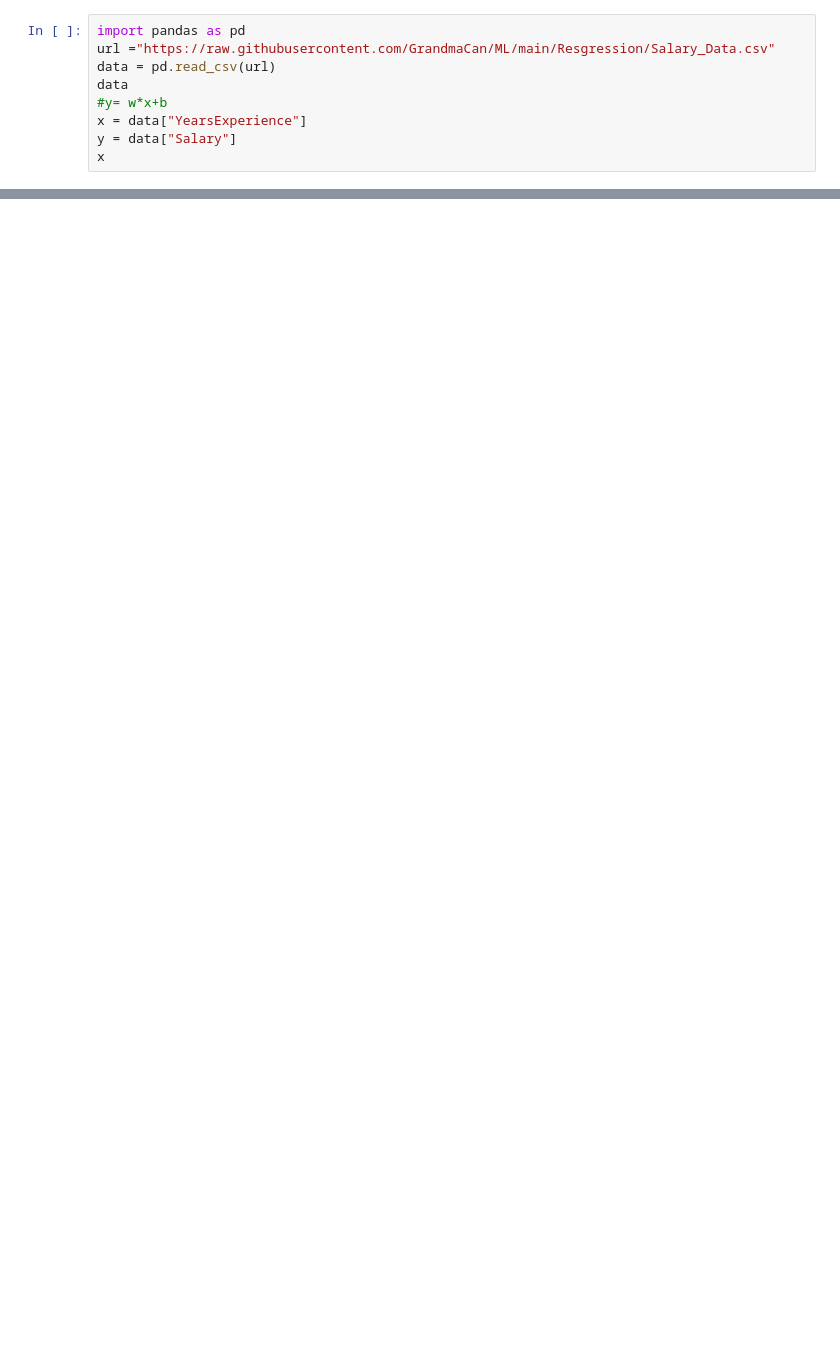
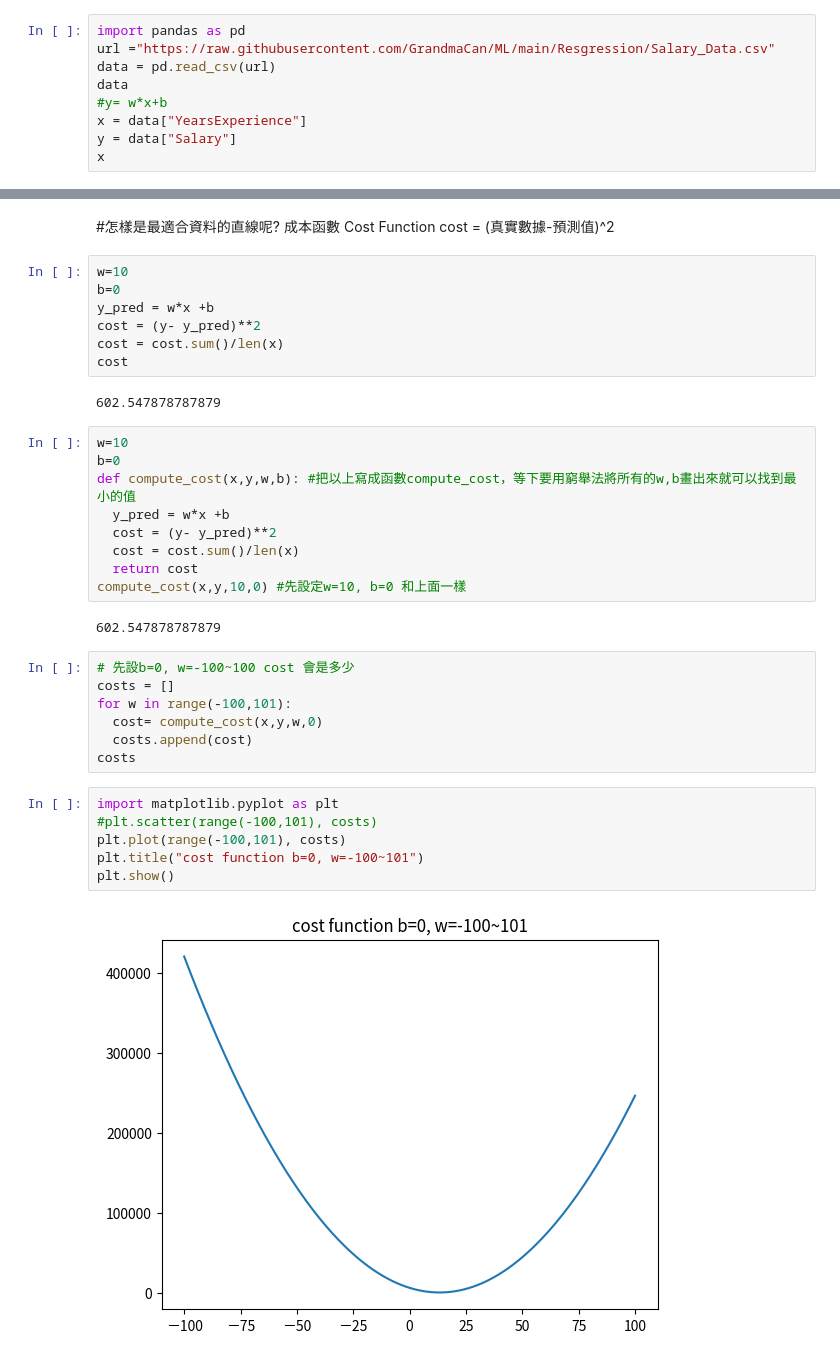
Before and after one commit to William3265/-, a Jupyter notebook: 環境建置.ipynb, the cells around one changed output, grey strips where cells are left out. Drawn from its saved outputs; the diff is of its cells as text; blank space fills up the shorter version.

```diff
--- a/環境建置.ipynb
+++ b/環境建置.ipynb
@@ -48,0 +84,39 @@ plt.show()
+# %% [markdown]
+#怎樣是最適合資料的直線呢?
+成本函數 Cost Function
+cost = (真實數據-預測值)^2
+# %%
+w=10
+b=0
+y_pred = w*x +b
+cost = (y- y_pred)**2
+cost = cost.sum()/len(x)
+cost
+# %% [output]
+602.547878787879
+# %%
+w=10
+b=0
+def compute_cost(x,y,w,b): #把以上寫成函數compute_cost，等下要用窮舉法將所有的w,b畫出來就可以找到最小的值
+  y_pred = w*x +b
+  cost = (y- y_pred)**2
+  cost = cost.sum()/len(x)
+  return cost
+compute_cost(x,y,10,0) #先設定w=10, b=0 和上面一樣
+# %% [output]
+602.547878787879
+# %%
+# 先設b=0, w=-100~100 cost 會是多少
+costs = []
+for w in range(-100,101):
+  cost= compute_cost(x,y,w,0)
+  costs.append(cost)
+costs
+# %%
+import matplotlib.pyplot as plt
+#plt.scatter(range(-100,101), costs)
+plt.plot(range(-100,101), costs)
+plt.title("cost function b=0, w=-100~101")
+plt.show()
+# %% [output]
+[figure, added]
```
Also changed, not shown: parts of 7 cells of this notebook.
